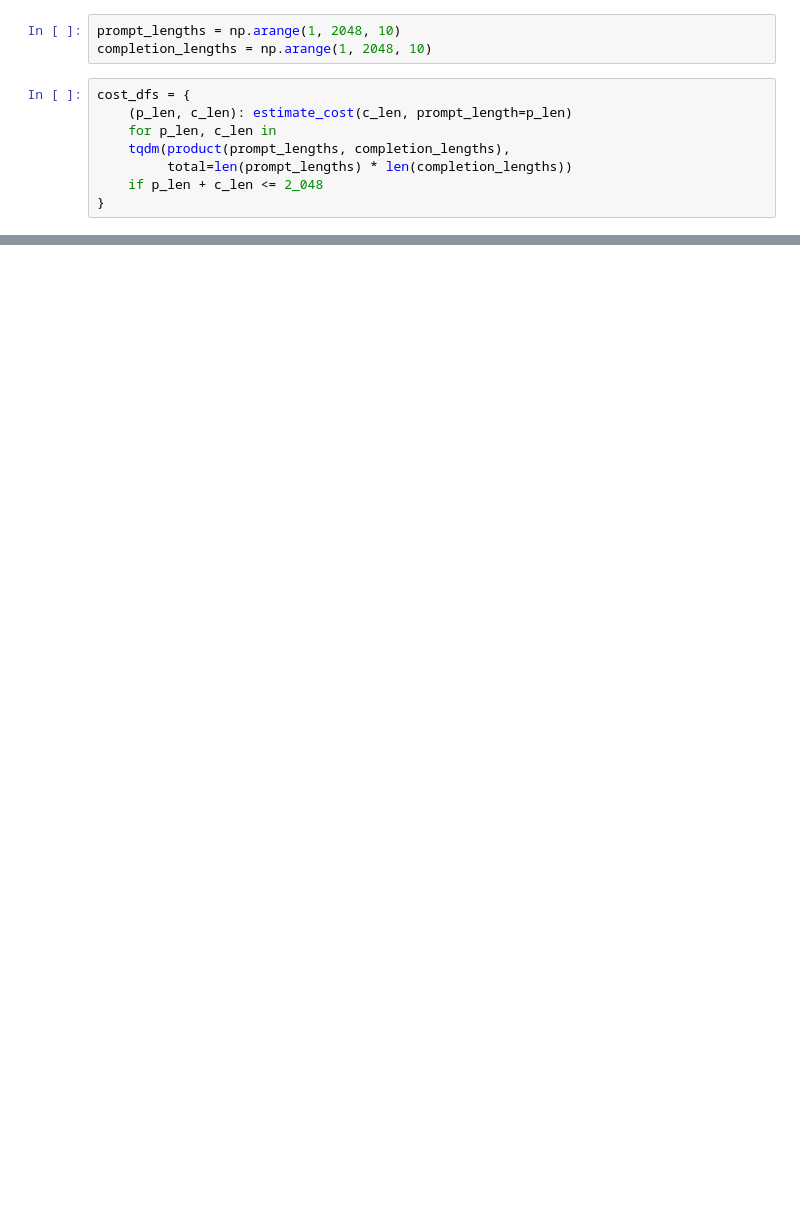
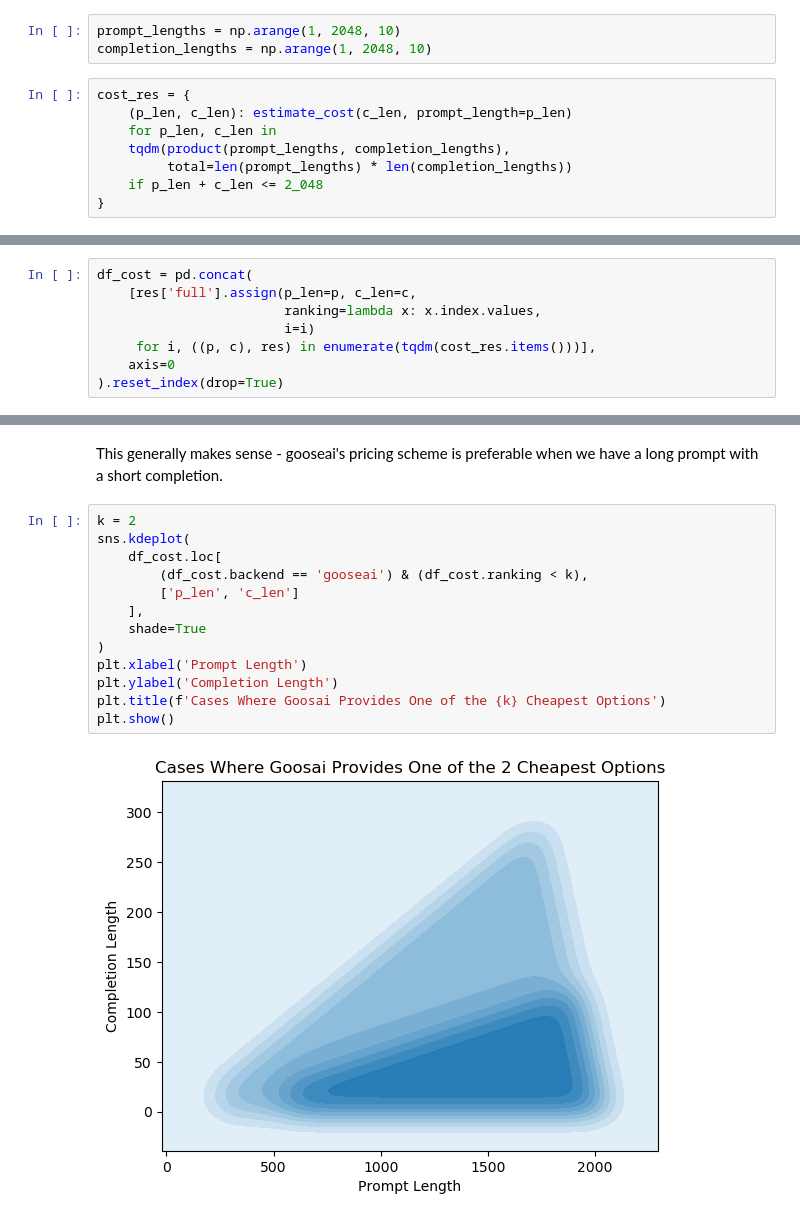
Before and after one commit to hdmamin/jabberwocky, a Jupyter notebook: notebooks/nb015-fix-openai-api-issue.ipynb, the cells around one changed output, grey strips where cells are left out. Cells and saved outputs as stored; diff of their text form; blank space fills up the shorter version.

```diff
--- a/notebooks/nb015-fix-openai-api-issue.ipynb
+++ b/notebooks/nb015-fix-openai-api-issue.ipynb
@@ -756,7 +766,7 @@ estimate_cost(prompt=prompt, completion_length=75)
 prompt_lengths = np.arange(1, 2048, 10)
 completion_lengths = np.arange(1, 2048, 10)
 # %%
-cost_dfs = {
+cost_res = {
     (p_len, c_len): estimate_cost(c_len, prompt_length=p_len)
     for p_len, c_len in
     tqdm(product(prompt_lengths, completion_lengths),
@@ -787,0 +780,8 @@ cost_dfs[1, 1]
+# %%
+df_cost = pd.concat(
+    [res['full'].assign(p_len=p, c_len=c,
+                        ranking=lambda x: x.index.values,
+                        i=i)
+     for i, ((p, c), res) in enumerate(tqdm(cost_res.items()))],
+    axis=0
+).reset_index(drop=True)
@@ -787,0 +802,17 @@ cost_dfs[1, 1]
+# %% [markdown]
+This generally makes sense - gooseai's pricing scheme is preferable when we have a long prompt with a short completion.
+# %%
+k = 2
+sns.kdeplot(
+    df_cost.loc[
+        (df_cost.backend == 'gooseai') & (df_cost.ranking < k),
+        ['p_len', 'c_len']
+    ],
+    shade=True
+)
+plt.xlabel('Prompt Length')
+plt.ylabel('Completion Length')
+plt.title(f'Cases Where Goosai Provides One of the {k} Cheapest Options')
+plt.show()
+# %% [output]
+[figure, added]
```
Also changed, not shown: parts of 22 cells of this notebook, 2 other files.
